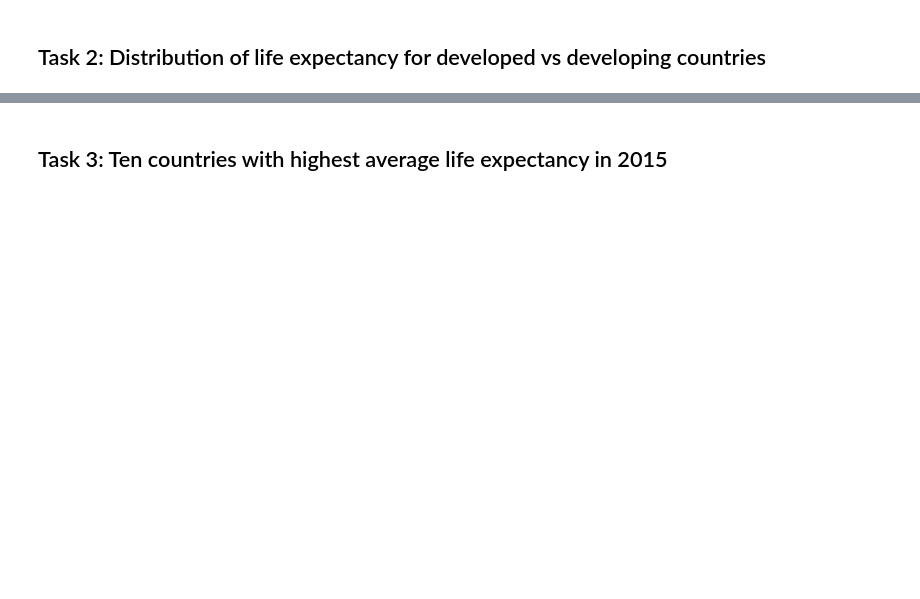
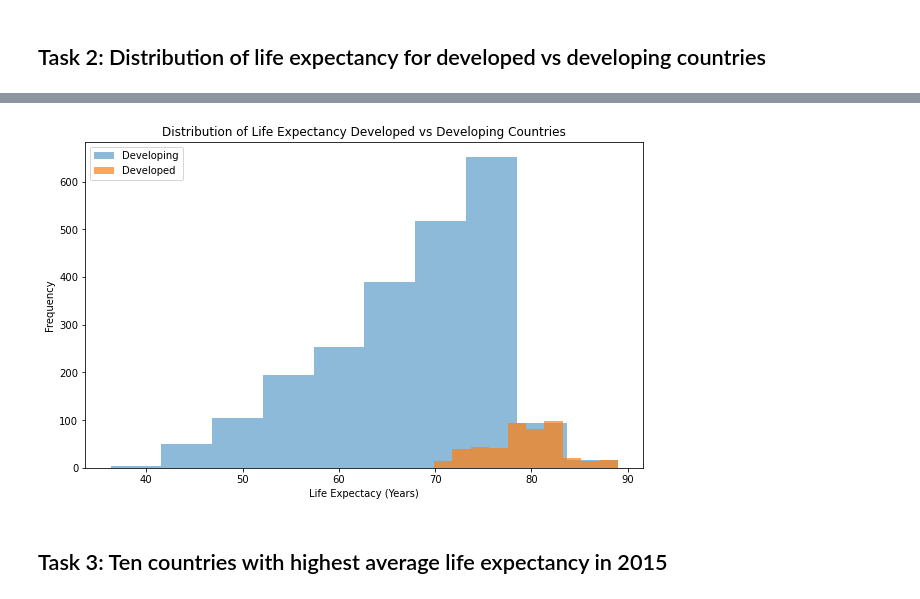
Before and after one commit to flatiron-school/DA-AMZN-220228-lecture-material, a Jupyter notebook: phase_1/data-visualization-gp/data-viz-gp.ipynb, the cells around one changed output, grey strips where cells are left out. Drawn from its saved outputs; the diff is of its cells as text; code cells hidden in the pictures; blank space fills up the shorter version.

```diff
--- a/phase_1/data-visualization-gp/data-viz-gp.ipynb
+++ b/phase_1/data-visualization-gp/data-viz-gp.ipynb
@@ -54,2 +143,20 @@ life_expectancy_developing = df[df['status'] == 'Developing']['life_expectancy']
+# %%
+# Plot histogram of both distributions on same axis
+
+fig, ax = plt.subplots(figsize=(10, 6))
+
+# Plot both distributions
+ax.hist(life_expectancy_developing, alpha=.5)
+ax.hist(life_expectancy_developed, alpha=.7)
+
+# Add title and labels
+ax.set_title('Distribution of Life Expectancy Developed vs Developing Countries')
+ax.set_xlabel('Life Expectacy (Years)')
+ax.set_ylabel('Frequency')
+
+# Add legend
+ax.legend(['Developing', 'Developed'], loc='upper left');
+# %% [output]
+[figure, added]
 # %% [markdown]
 ## Task 3: Ten countries with highest average life expectancy in 2015
```
Also changed, not shown: parts of 32 cells of this notebook, 1 other file.
